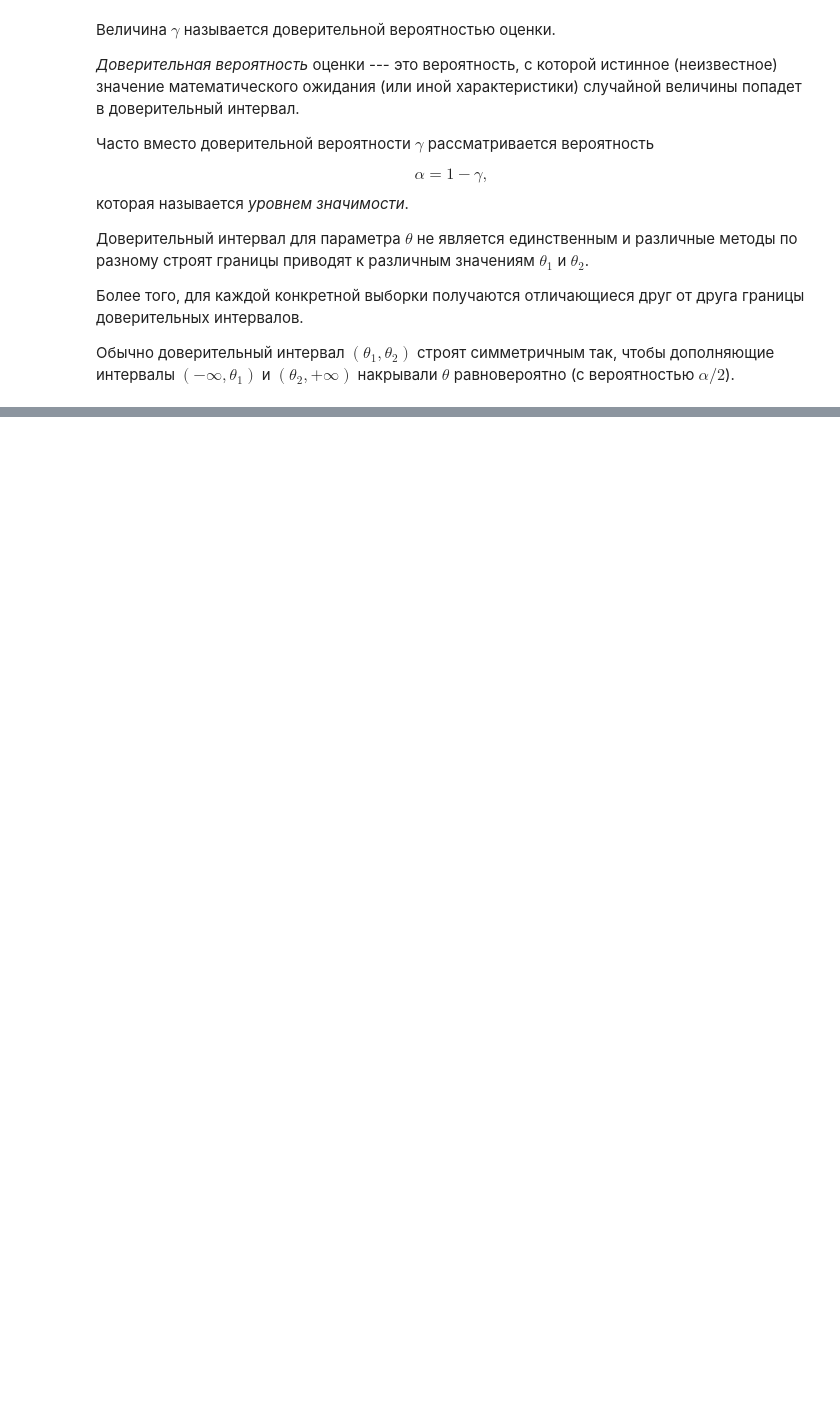
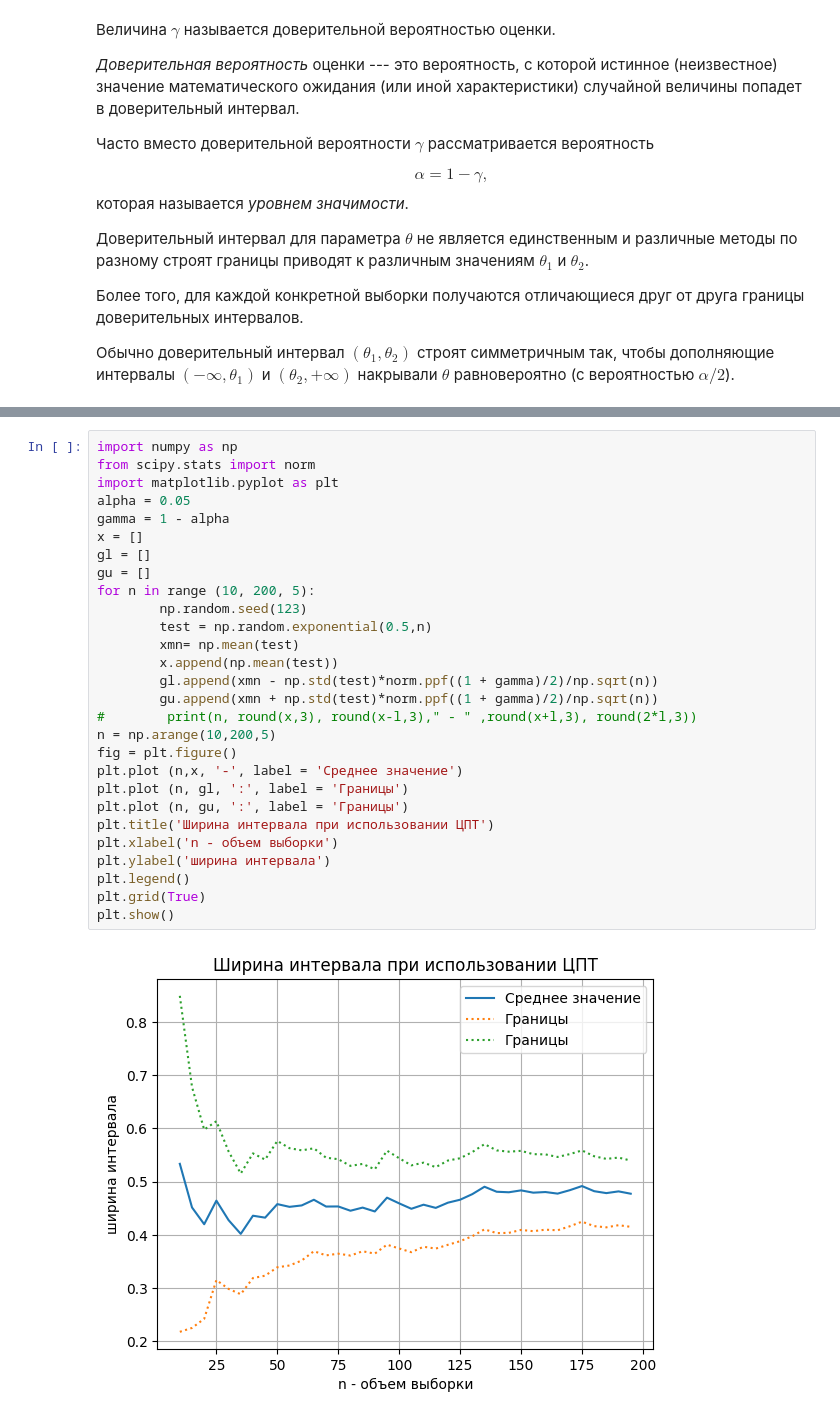
Before and after one commit to SergeyS1954/LW_TR, a Jupyter notebook: LW4.ipynb, the cells around one changed output, grey strips where cells are left out. Drawn from its saved outputs; the diff is of its cells as text; blank space fills up the shorter version.

```diff
--- a/LW4.ipynb
+++ b/LW4.ipynb
@@ -193,0 +215,30 @@ $$\alpha = 1 - \gamma,$$
+# %%
+import numpy as np
+from scipy.stats import norm
+import matplotlib.pyplot as plt
+alpha = 0.05
+gamma = 1 - alpha
+x = []
+gl = []
+gu = []
+for n in range (10, 200, 5):
+        np.random.seed(123)
+        test = np.random.exponential(0.5,n)
+        xmn= np.mean(test)
+        x.append(np.mean(test))
+        gl.append(xmn - np.std(test)*norm.ppf((1 + gamma)/2)/np.sqrt(n))
+        gu.append(xmn + np.std(test)*norm.ppf((1 + gamma)/2)/np.sqrt(n))
+#        print(n, round(x,3), round(x-l,3)," - " ,round(x+l,3), round(2*l,3))
+n = np.arange(10,200,5)
+fig = plt.figure()
+plt.plot (n,x, '-', label = 'Среднее значение')
+plt.plot (n, gl, ':', label = 'Границы')
+plt.plot (n, gu, ':', label = 'Границы')
+plt.title('Ширина интервала при использовании ЦПТ')
+plt.xlabel('n - объем выборки')
+plt.ylabel('ширина интервала')
+plt.legend()
+plt.grid(True)
+plt.show()
+# %% [output]
+[figure, added]
```
Also changed, not shown: parts of 2 cells of this notebook.
